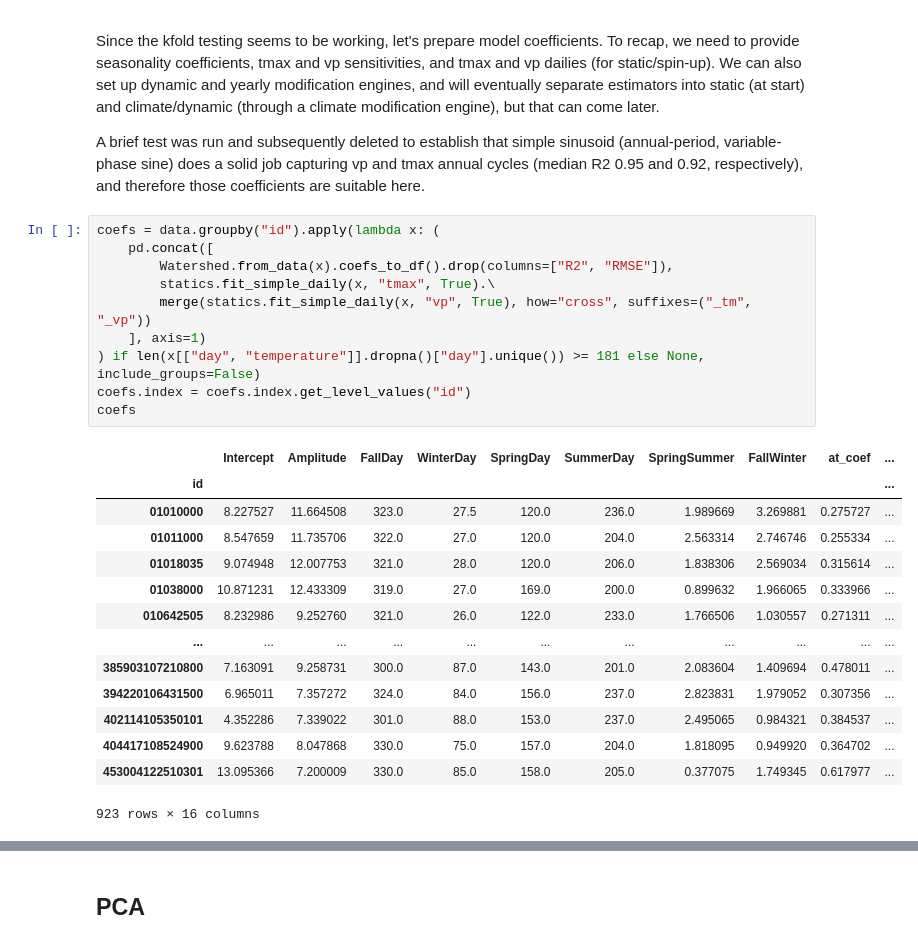
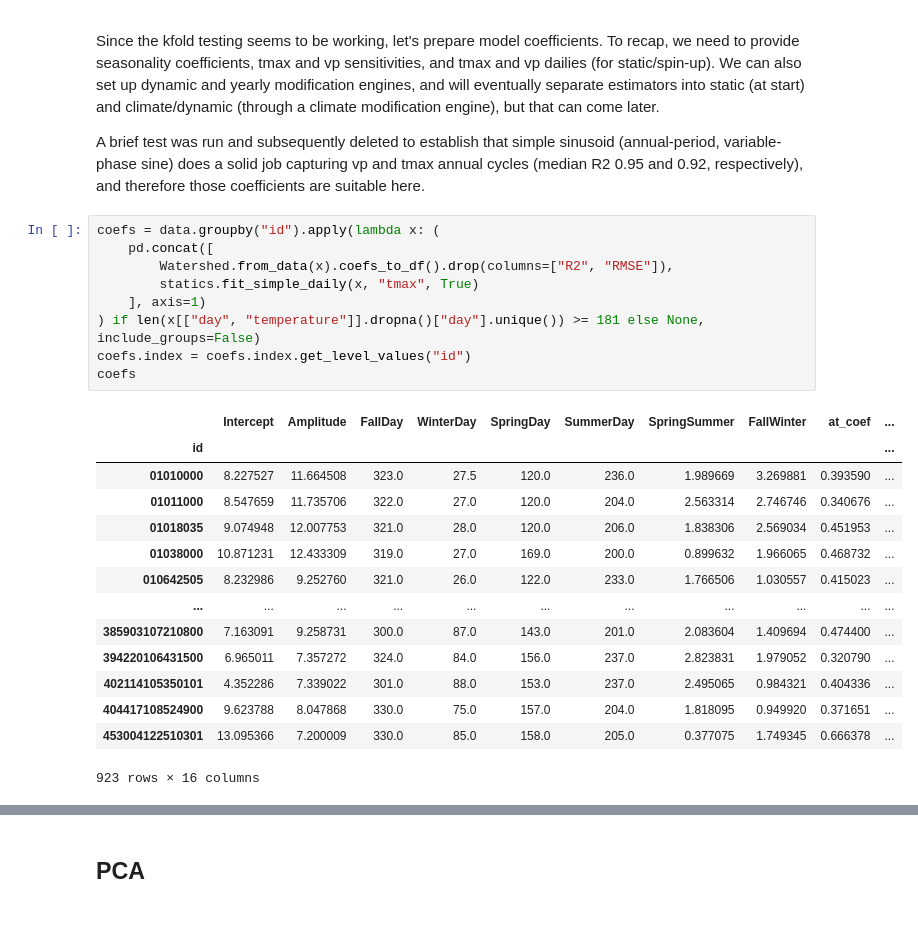
Before and after one commit to mines-ciroh/TempEst-NEWT, a Jupyter notebook: coefficient_est.ipynb, the cells around one changed output, grey strips where cells are left out. Cells and saved outputs as stored; diff of their text form.

```diff
--- a/coefficient_est.ipynb
+++ b/coefficient_est.ipynb
@@ -100,25 +101,24 @@ A brief test was run and subsequently deleted to establish that simple sinusoid
 # %%
 coefs = data.groupby("id").apply(lambda x: (
     pd.concat([
         Watershed.from_data(x).coefs_to_df().drop(columns=["R2", "RMSE"]),
-        statics.fit_simple_daily(x, "tmax", True).\
-        merge(statics.fit_simple_daily(x, "vp", True), how="cross", suffixes=("_tm", "_vp"))
+        statics.fit_simple_daily(x, "tmax", True)
     ], axis=1)
 ) if len(x[["day", "temperature"]].dropna()["day"].unique()) >= 181 else None, include_groups=False)
 coefs.index = coefs.index.get_level_values("id")
 coefs
 # %% [output]
 |  | Intercept | Amplitude | FallDay | WinterDay | SpringDay | SummerDay | SpringSummer | FallWinter | at_coef | ... |
 | id |  |  |  |  |  |  |  |  |  | ... |
-| 01010000 | 8.227527 | 11.664508 | 323.0 | 27.5 | 120.0 | 236.0 | 1.989669 | 3.269881 | 0.275727 | ... |
-| 01011000 | 8.547659 | 11.735706 | 322.0 | 27.0 | 120.0 | 204.0 | 2.563314 | 2.746746 | 0.255334 | ... |
-| 01018035 | 9.074948 | 12.007753 | 321.0 | 28.0 | 120.0 | 206.0 | 1.838306 | 2.569034 | 0.315614 | ... |
-| 01038000 | 10.871231 | 12.433309 | 319.0 | 27.0 | 169.0 | 200.0 | 0.899632 | 1.966065 | 0.333966 | ... |
-| 010642505 | 8.232986 | 9.252760 | 321.0 | 26.0 | 122.0 | 233.0 | 1.766506 | 1.030557 | 0.271311 | ... |
+| 01010000 | 8.227527 | 11.664508 | 323.0 | 27.5 | 120.0 | 236.0 | 1.989669 | 3.269881 | 0.393590 | ... |
+| 01011000 | 8.547659 | 11.735706 | 322.0 | 27.0 | 120.0 | 204.0 | 2.563314 | 2.746746 | 0.340676 | ... |
+| 01018035 | 9.074948 | 12.007753 | 321.0 | 28.0 | 120.0 | 206.0 | 1.838306 | 2.569034 | 0.451953 | ... |
+| 01038000 | 10.871231 | 12.433309 | 319.0 | 27.0 | 169.0 | 200.0 | 0.899632 | 1.966065 | 0.468732 | ... |
+| 010642505 | 8.232986 | 9.252760 | 321.0 | 26.0 | 122.0 | 233.0 | 1.766506 | 1.030557 | 0.415023 | ... |
 | ... | ... | ... | ... | ... | ... | ... | ... | ... | ... | ... |
-| 385903107210800 | 7.163091 | 9.258731 | 300.0 | 87.0 | 143.0 | 201.0 | 2.083604 | 1.409694 | 0.478011 | ... |
-| 394220106431500 | 6.965011 | 7.357272 | 324.0 | 84.0 | 156.0 | 237.0 | 2.823831 | 1.979052 | 0.307356 | ... |
-| 402114105350101 | 4.352286 | 7.339022 | 301.0 | 88.0 | 153.0 | 237.0 | 2.495065 | 0.984321 | 0.384537 | ... |
-| 404417108524900 | 9.623788 | 8.047868 | 330.0 | 75.0 | 157.0 | 204.0 | 1.818095 | 0.949920 | 0.364702 | ... |
-| 453004122510301 | 13.095366 | 7.200009 | 330.0 | 85.0 | 158.0 | 205.0 | 0.377075 | 1.749345 | 0.617977 | ... |
+| 385903107210800 | 7.163091 | 9.258731 | 300.0 | 87.0 | 143.0 | 201.0 | 2.083604 | 1.409694 | 0.474400 | ... |
+| 394220106431500 | 6.965011 | 7.357272 | 324.0 | 84.0 | 156.0 | 237.0 | 2.823831 | 1.979052 | 0.320790 | ... |
+| 402114105350101 | 4.352286 | 7.339022 | 301.0 | 88.0 | 153.0 | 237.0 | 2.495065 | 0.984321 | 0.404336 | ... |
+| 404417108524900 | 9.623788 | 8.047868 | 330.0 | 75.0 | 157.0 | 204.0 | 1.818095 | 0.949920 | 0.371651 | ... |
+| 453004122510301 | 13.095366 | 7.200009 | 330.0 | 85.0 | 158.0 | 205.0 | 0.377075 | 1.749345 | 0.666378 | ... |
 923 rows × 16 columns
```
Also changed, not shown: parts of 40 cells of this notebook, 3 other files.
